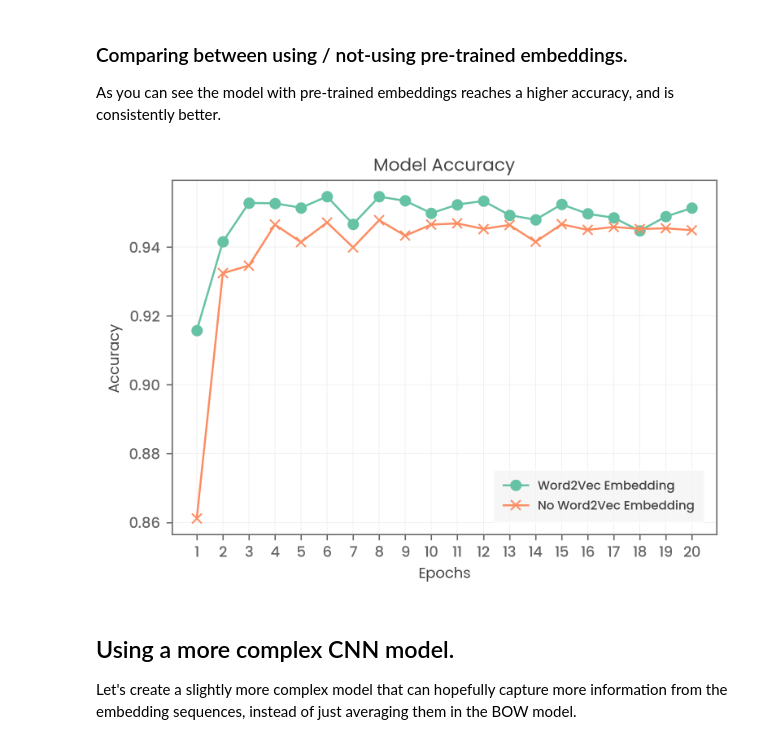
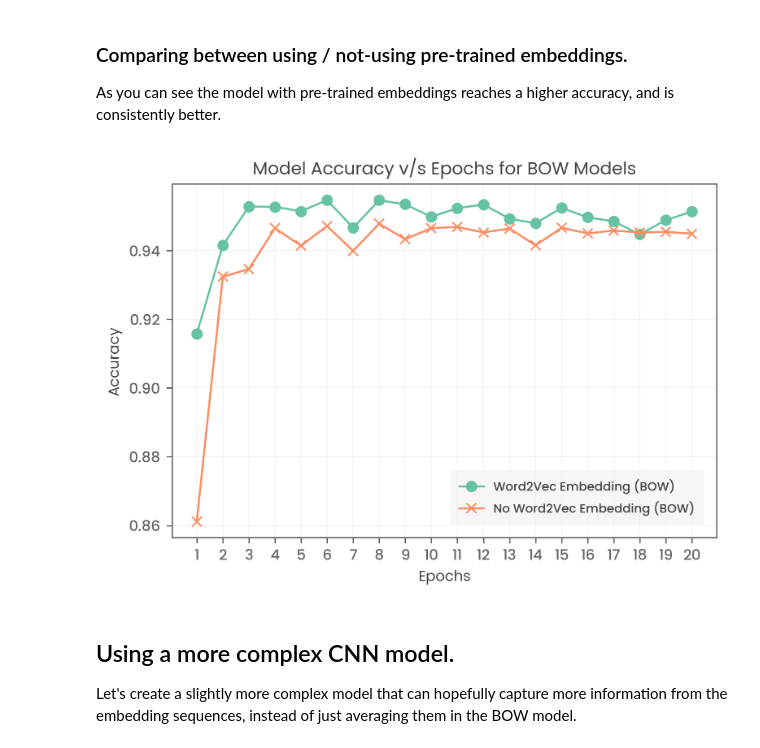
Before and after one commit to EfficientDL/book, a Jupyter notebook: codelabs/[EDL]_Using_Pre_Trained_Embeddings.ipynb, the cells around one changed output. Drawn from its saved outputs; the diff is of its cells as text; code cells hidden in the pictures.

```diff
--- a/codelabs/[EDL]_Using_Pre_Trained_Embeddings.ipynb
+++ b/codelabs/[EDL]_Using_Pre_Trained_Embeddings.ipynb
@@ -342,22 +342,23 @@ As you can see the model with pre-trained embeddings reaches a higher accuracy,
 # %%
 import matplotlib.pyplot as plt
 
 # Plot the model accuracy over the epochs.
 val_accuracy_key = 'val_accuracy'
 num_epochs = len(bow_model_w2v_history.history[val_accuracy_key])
 plt.plot(range(1, num_epochs + 1),
          bow_model_w2v_history.history[val_accuracy_key], '-o')
 plt.plot(range(1, num_epochs + 1),
          bow_model_no_w2v_history.history[val_accuracy_key], '-x')
 
-plt.title('Model Accuracy')
+plt.title('Model Accuracy v/s Epochs for BOW Models')
 plt.ylabel('Accuracy')
 plt.xlabel('Epochs')
 plt.xticks(range(1, num_epochs + 1))
-plt.legend(['Word2Vec Embedding', 'No Word2Vec Embedding'], loc='lower right')
+plt.legend(['Word2Vec Embedding (BOW)', 'No Word2Vec Embedding (BOW)'],
+           loc='lower right')
 plt.show()
 # %% [output]
-[figure, old version]
+[figure, new version]
 # %% [markdown]
 ## Using a more complex CNN model.
 Let's create a slightly more complex model that can hopefully capture more information from the embedding sequences, instead of just averaging them in the BOW model.
```
Also changed, not shown: parts of 1 cell of this notebook.
